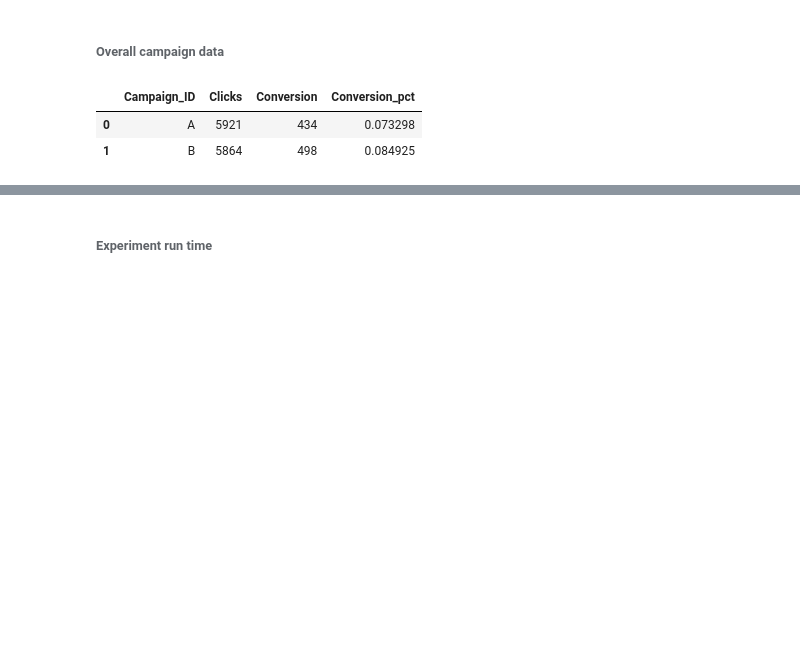
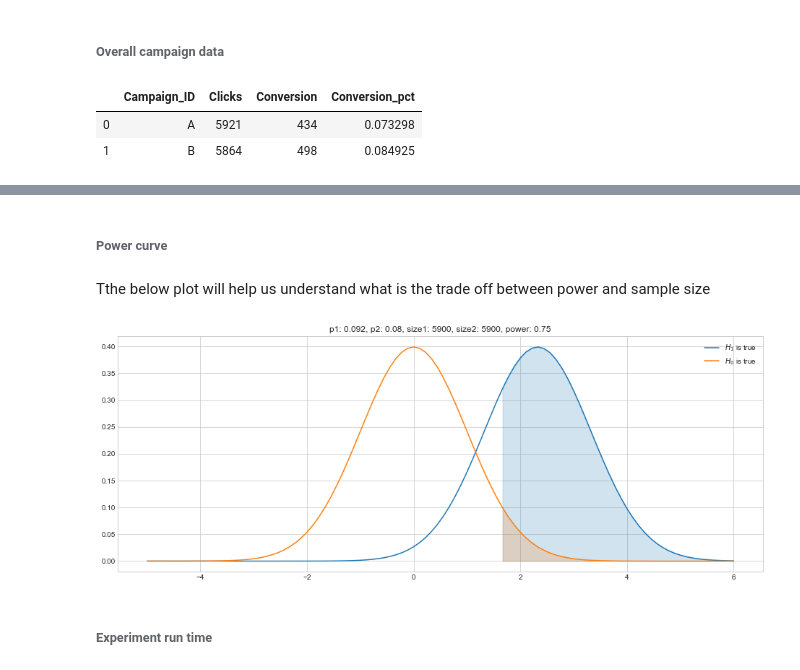
Before and after one commit to chaitanya539/A-B-Testing---Experiment-Design, a Jupyter notebook: Frequentist vs Bayesian A B testing.ipynb, the cells around one changed output, grey strips where cells are left out. Drawn from its saved outputs; the diff is of its cells as text; code cells hidden in the pictures; blank space fills up the shorter version.

```diff
--- a/Frequentist vs Bayesian A B testing.ipynb
+++ b/Frequentist vs Bayesian A B testing.ipynb
@@ -190,3 +282,61 @@ Sample Size for one group: 4946.722
+# %% [markdown]
+###### Power curve
+# %% [markdown]
+Tthe below plot will help us understand what is the trade off between power and sample size
+# %%
+#H0 and H1 distribution plot with power
+
+def plot_power(min_diff, prob_b, size_a, size_b, significance = 0.05):
+    """illustrating power through a one-tailed hypothesis test"""
+
+    # obtain the z-score for the minimum detectable
+    # difference using proportion_ztest
+    prob_a = prob_b + min_diff
+    count_a = size_a * prob_a
+    count_b = size_b * prob_b
+    counts = np.array([count_a, count_b])
+    nobs = np.array([size_a, size_b])
+    zscore, _ = proportions_ztest(counts, nobs, alternative = 'larger')
+
+    # distribution for the null hypothesis, h0
+    # and alternative hypothesis, h1
+    h0 = stats.norm(loc = 0, scale = 1)
+    h1 = stats.norm(loc = zscore, scale = 1)
+
+    # points that are greater than the zscore for the
+    # specified significance level
+    x = np.linspace(-5, 6, num = 100)
+    threshold = h0.ppf(1 - significance)
+    mask = x > threshold
+
+    # power is the area after the threshold, i.e.
+    # 1 - the cumulative distribution function of that point
+    power = np.round(1 - h1.cdf(threshold), 2)
+
+    hypotheses = [h1, h0]
+    labels = ['$H_1$ is true', '$H_0$ is true']
+    fig, ax = plt.subplots(figsize=(16,6))
+    for hypothesis, label in zip(hypotheses, labels):
+        y = hypothesis.pdf(x)
+        line = plt.plot(x, y, label = label)
+        plt.fill_between(x = x[mask], y1 = 0.0, y2 = y[mask],
+                         alpha = 0.2, color = line[0].get_color())
+    title = 'p1: {}, p2: {}, size1: {}, size2: {}, power: {}'
+    ax.set_title(title.format(prob_a, prob_b, size_a, size_b, power))
+    ax.legend()
+    #ax.tight_layout()
+    plt.show()
+
+#
+prob_b = 0.08
+min_diff = 0.012
+size_a = 5900
+size_b = 5900
+
+plot_power(min_diff, prob_b, size_a, size_b)
+#plot_power(0.05, 0.08, 2500, 2500)
+# %% [output]
+[figure, added]
 # %% [markdown]
 ###### Experiment run time
 # %%
```
Also changed, not shown: parts of 27 cells of this notebook.
